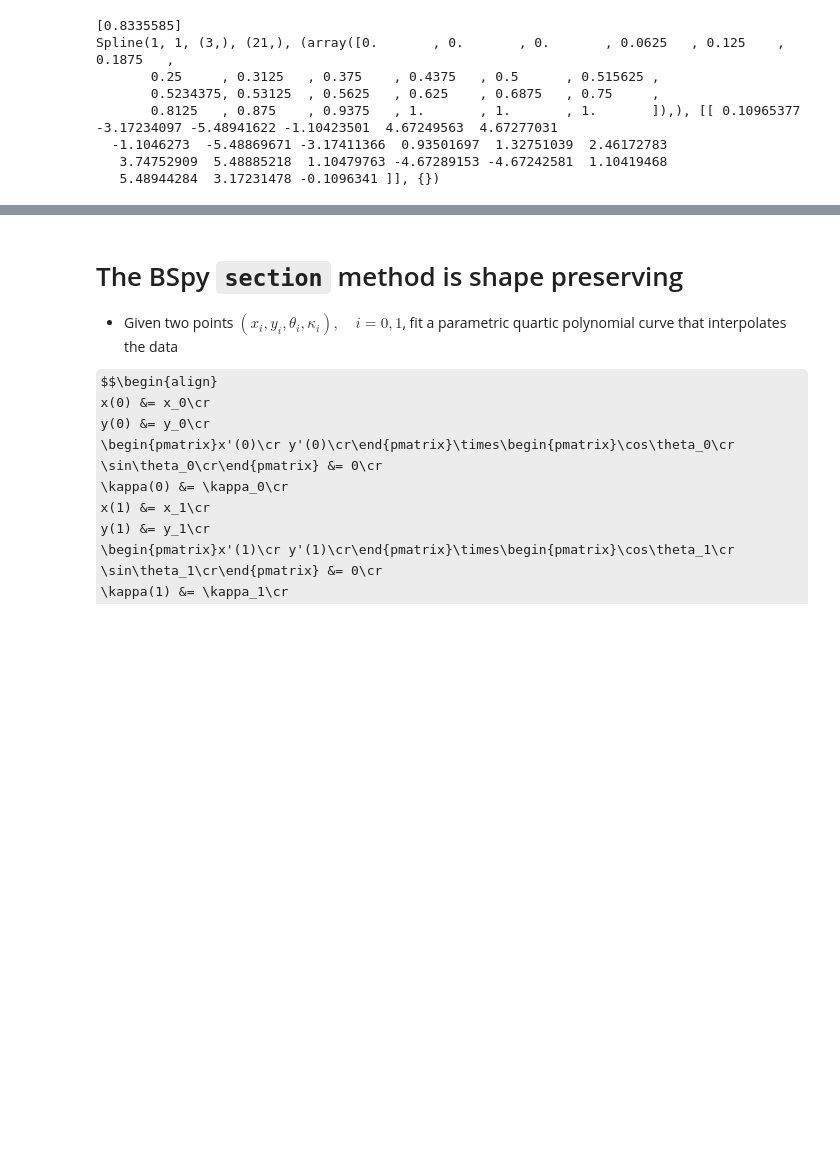
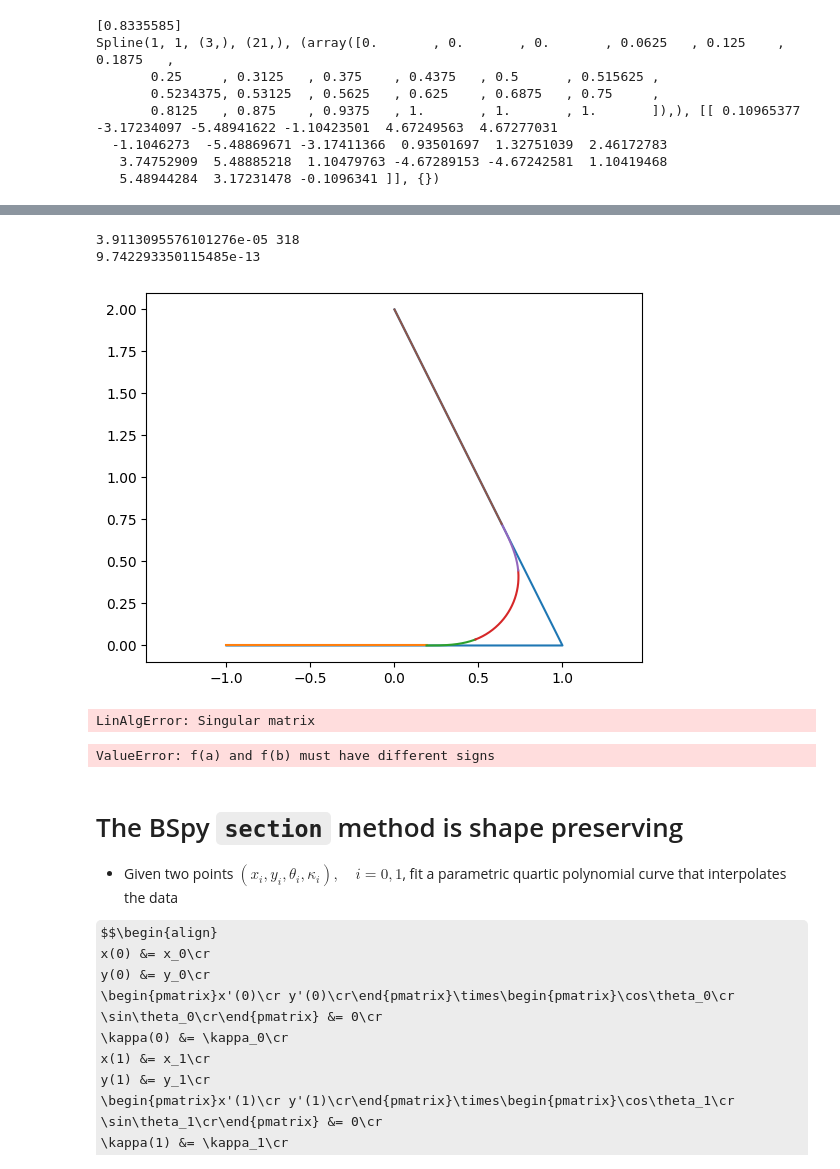
Before and after one commit to ericbrec/BSpy, a Jupyter notebook: examples/BSpy_Introduction.ipynb, the cells around one changed output, grey strips where cells are left out. Drawn from its saved outputs; the diff is of its cells as text; code cells hidden in the pictures; some formulas as TeX source; blank space fills up the shorter version.

```diff
--- a/examples/BSpy_Introduction.ipynb
+++ b/examples/BSpy_Introduction.ipynb
@@ -158,3 +215,32 @@ viewer.mainloop()
+# %%
+crvs = bspy.Spline.fillet([-1.0, 0.0], [1.0, 0.0], [0.0, 2.0], 0.5, 0.4)
+tPlot = np.linspace(0.0, 1.0, 201)
+plt.plot([-1.0, 1.0, 0.0], [0.0, 0.0, 2.0])
+for crv in crvs:
+    xPlot, yPlot = crv(tPlot)
+    plt.plot(xPlot, yPlot)
+plt.axis('equal')
+plt.show()
+# %% [output]
+3.9113095576101276e-05 318
+9.742293350115485e-13
+[figure, added]
+# %%
+amat = np.array([[1.0, 2.0, 4.0, 8.0], [1.0, 3.0, 5.0, 15.0], [1.0, 4.0, 6.0, 24.0], [1.0, 5.0, 7.0, 35.0]])
+b = np.array([25, 36, 49, 123])
+np.linalg.solve(amat, b)
+# %% [output]
+LinAlgError: Singular matrix
+# %%
+crvs = bspy.Spline.fillet([0.0, 0.0], [2.0, 0.0], [1.0, -2.0], 0.5, 0.4)
+tPlot = np.linspace(0.0, 1.0, 201)
+for crv in crvs:
+    xPlot, yPlot = crv(tPlot)
+    plt.plot(xPlot, yPlot)
+plt.axis('equal')
+plt.show()
+# %% [output]
+ValueError: f(a) and f(b) must have different signs
 # %% [markdown]
 # The BSpy `section` method is shape preserving
 
```
Also changed, not shown: parts of 25 cells of this notebook, 2 other files.
